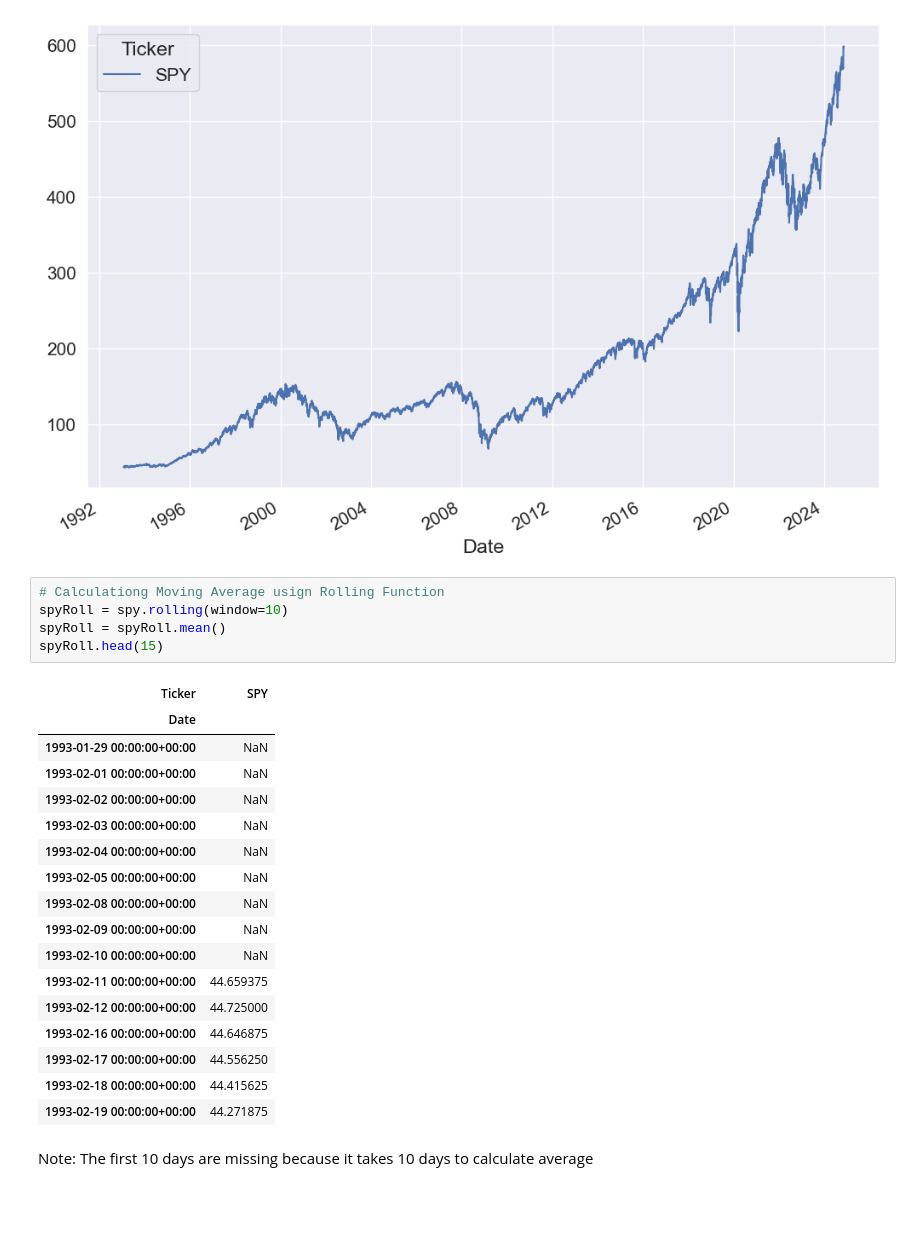
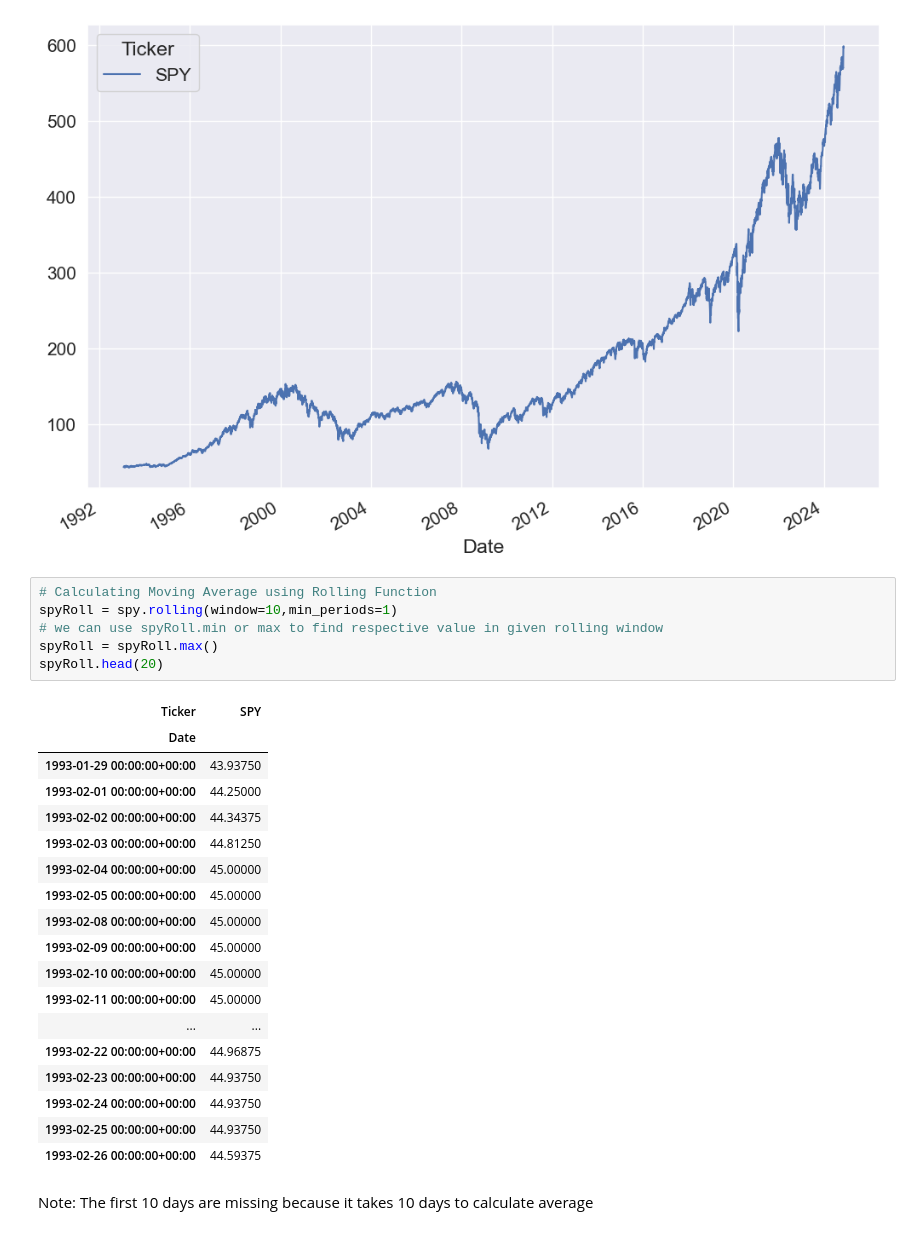
Before and after one commit to AL-DN/ALDN-Quant, a Jupyter notebook: TRALG_Notes.ipynb, the cells around one changed output. Drawn from its saved outputs; the diff is of its cells as text; blank space fills up the shorter version.

```diff
--- a/TRALG_Notes.ipynb
+++ b/TRALG_Notes.ipynb
@@ -677,28 +681,30 @@ plt.show()
 # %% [output]
 [figure]
 # %%
-# Calculationg Moving Average usign Rolling Function
-spyRoll = spy.rolling(window=10)
-spyRoll = spyRoll.mean()
-spyRoll.head(15)
+# Calculating Moving Average using Rolling Function
+spyRoll = spy.rolling(window=10,min_periods=1)
+# we can use spyRoll.min or max to find respective value in given rolling window
+spyRoll = spyRoll.max()
+spyRoll.head(20)
 # %% [output]
 | Ticker | SPY |
 | Date |  |
-| 1993-01-29 00:00:00+00:00 | NaN |
-| 1993-02-01 00:00:00+00:00 | NaN |
-| 1993-02-02 00:00:00+00:00 | NaN |
-| 1993-02-03 00:00:00+00:00 | NaN |
-| 1993-02-04 00:00:00+00:00 | NaN |
-| 1993-02-05 00:00:00+00:00 | NaN |
-| 1993-02-08 00:00:00+00:00 | NaN |
-| 1993-02-09 00:00:00+00:00 | NaN |
-| 1993-02-10 00:00:00+00:00 | NaN |
-| 1993-02-11 00:00:00+00:00 | 44.659375 |
-| 1993-02-12 00:00:00+00:00 | 44.725000 |
-| 1993-02-16 00:00:00+00:00 | 44.646875 |
-| 1993-02-17 00:00:00+00:00 | 44.556250 |
-| 1993-02-18 00:00:00+00:00 | 44.415625 |
-| 1993-02-19 00:00:00+00:00 | 44.271875 |
+| 1993-01-29 00:00:00+00:00 | 43.93750 |
+| 1993-02-01 00:00:00+00:00 | 44.25000 |
+| 1993-02-02 00:00:00+00:00 | 44.34375 |
+| 1993-02-03 00:00:00+00:00 | 44.81250 |
+| 1993-02-04 00:00:00+00:00 | 45.00000 |
+| 1993-02-05 00:00:00+00:00 | 45.00000 |
+| 1993-02-08 00:00:00+00:00 | 45.00000 |
+| 1993-02-09 00:00:00+00:00 | 45.00000 |
+| 1993-02-10 00:00:00+00:00 | 45.00000 |
+| 1993-02-11 00:00:00+00:00 | 45.00000 |
+| ... | ... |
+| 1993-02-22 00:00:00+00:00 | 44.96875 |
+| 1993-02-23 00:00:00+00:00 | 44.93750 |
+| 1993-02-24 00:00:00+00:00 | 44.93750 |
+| 1993-02-25 00:00:00+00:00 | 44.93750 |
+| 1993-02-26 00:00:00+00:00 | 44.59375 |
 # %% [markdown]
 Note: The first 10 days are missing because it takes 10 days to calculate average
 # %%
```
Also changed, not shown: parts of 8 cells of this notebook, 1 other file.
